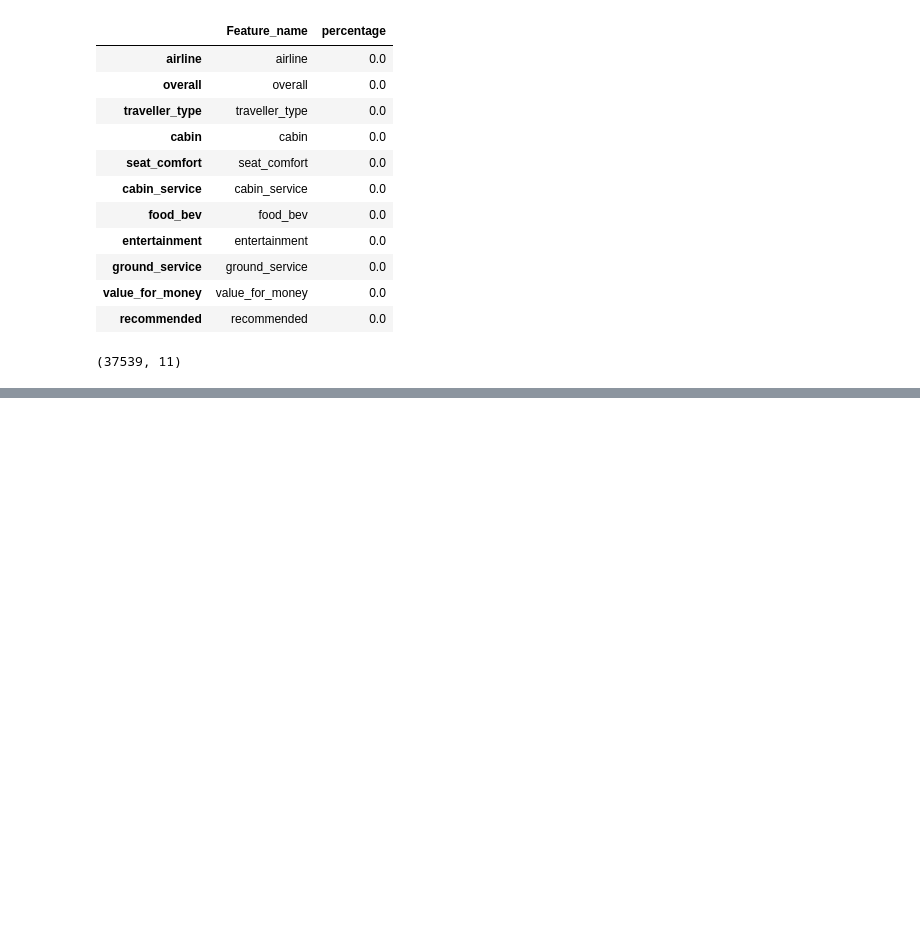
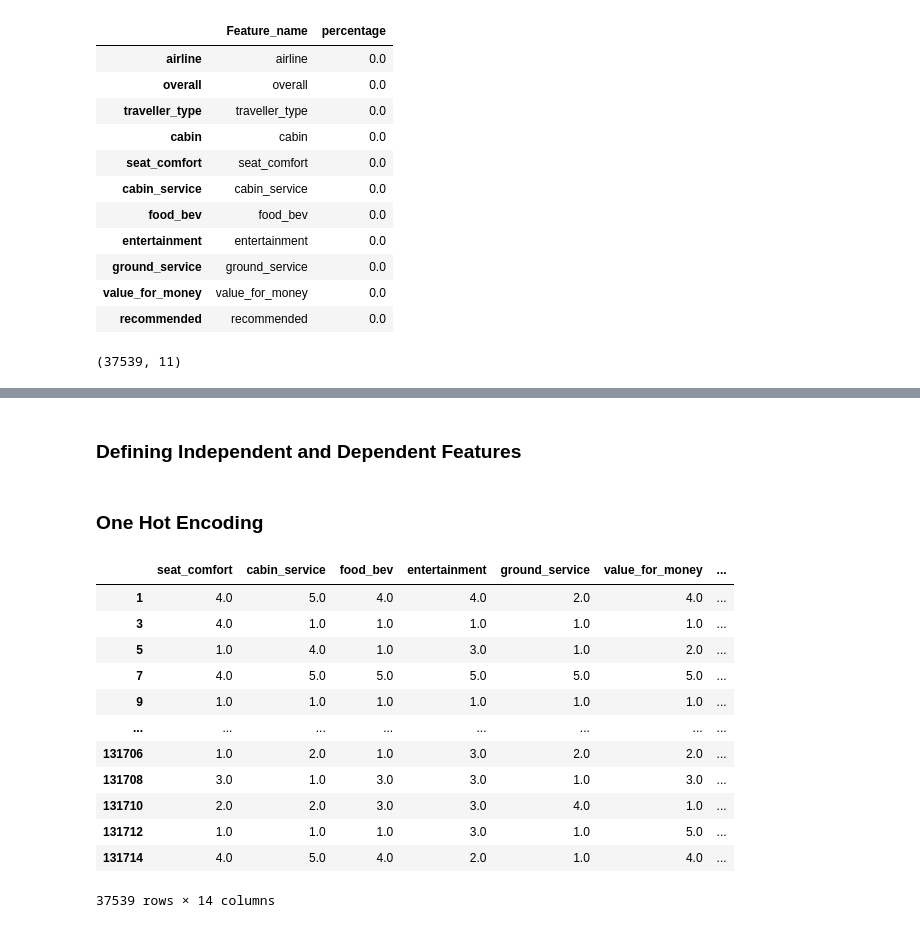
Before and after one commit to Siddharth3271/Airline-Passenger-Refferal-Prediction, a Jupyter notebook: code.ipynb, the cells around one changed output, grey strips where cells are left out. Drawn from its saved outputs; the diff is of its cells as text; code cells hidden in the pictures; blank space fills up the shorter version.

```diff
--- a/code.ipynb
+++ b/code.ipynb
@@ -668,0 +750,2 @@ airline_df.shape
+# %% [markdown]
+### Defining Independent and Dependent Features
@@ -668,0 +756,20 @@ airline_df.shape
+# %% [markdown]
+### One Hot Encoding
+# %%
+#encoding
+x=pd.get_dummies(x)
+x
+# %% [output]
+|  | seat_comfort | cabin_service | food_bev | entertainment | ground_service | value_for_money | ... |
+| 1 | 4.0 | 5.0 | 4.0 | 4.0 | 2.0 | 4.0 | ... |
+| 3 | 4.0 | 1.0 | 1.0 | 1.0 | 1.0 | 1.0 | ... |
+| 5 | 1.0 | 4.0 | 1.0 | 3.0 | 1.0 | 2.0 | ... |
+| 7 | 4.0 | 5.0 | 5.0 | 5.0 | 5.0 | 5.0 | ... |
+| 9 | 1.0 | 1.0 | 1.0 | 1.0 | 1.0 | 1.0 | ... |
+| ... | ... | ... | ... | ... | ... | ... | ... |
+| 131706 | 1.0 | 2.0 | 1.0 | 3.0 | 2.0 | 2.0 | ... |
+| 131708 | 3.0 | 1.0 | 3.0 | 3.0 | 1.0 | 3.0 | ... |
+| 131710 | 2.0 | 2.0 | 3.0 | 3.0 | 4.0 | 1.0 | ... |
+| 131712 | 1.0 | 1.0 | 1.0 | 3.0 | 1.0 | 5.0 | ... |
+| 131714 | 4.0 | 5.0 | 4.0 | 2.0 | 1.0 | 4.0 | ... |
+37539 rows × 14 columns
```
Also changed, not shown: parts of 18 cells of this notebook.
